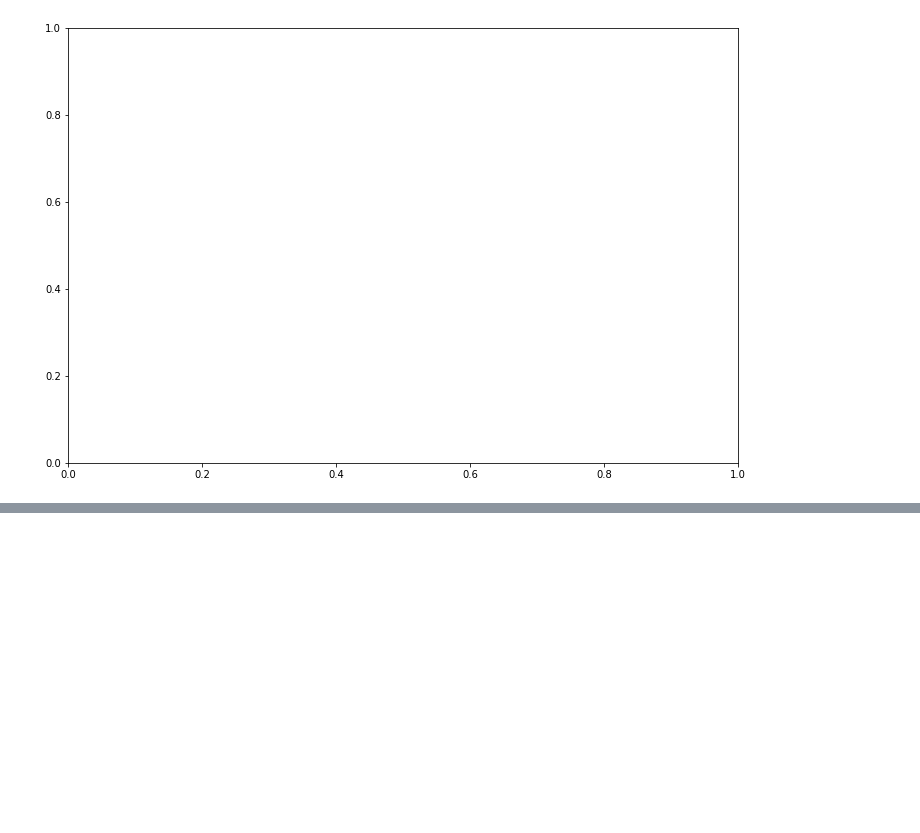
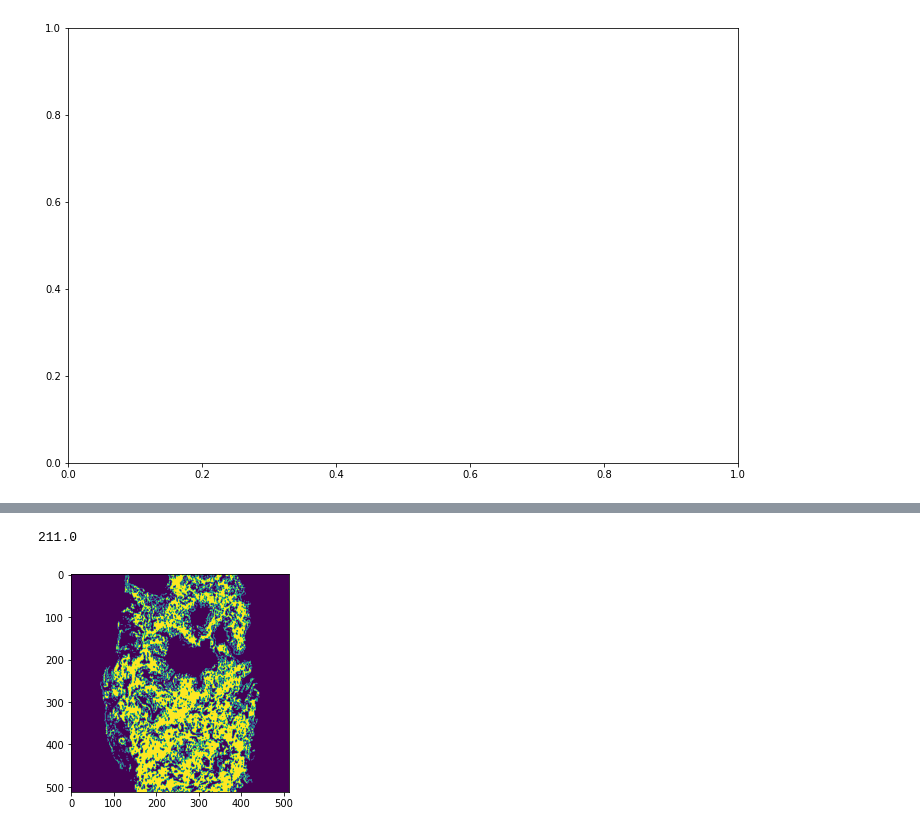
Before and after one commit to Priyansh-Kedia/Cancer-Augmentation, a Jupyter notebook: segment_ycc_jupyter.ipynb, the cells around one changed output, grey strips where cells are left out. Saved outputs shown, nothing was run; the diff lists cells and outputs as text; code cells hidden in the pictures; blank space fills up the shorter version.

```diff
--- a/segment_ycc_jupyter.ipynb
+++ b/segment_ycc_jupyter.ipynb
@@ -66,7 +66,7 @@ image = cv.imread("images/0+0/03cbe5d39233a65cd7f64a81094ccc54_p_0.tiff", -1)
 
 imageYCC = cv.cvtColor(image, cv.COLOR_BGR2YCR_CB)
 result = apply_mask(imageYCC, image)
-
+img = result.copy()
 plt.imshow(np.hstack([imageYCC,image, result]))
 plt.show()
 # %% [output]
@@ -130,0 +131,10 @@ rate of fullness : %  0.0
+# %%
+# Conversion
+img_gray = cv.cvtColor(img, cv.COLOR_BGR2GRAY)
+ret, th = cv.threshold(img_gray, 0, 255, cv.THRESH_BINARY + cv.THRESH_OTSU)
+print(ret)
+plt.imshow(th)
+plt.show()
+# %% [output]
+211.0
+[figure, added]
```
Also changed, not shown: parts of 10 cells of this notebook.
